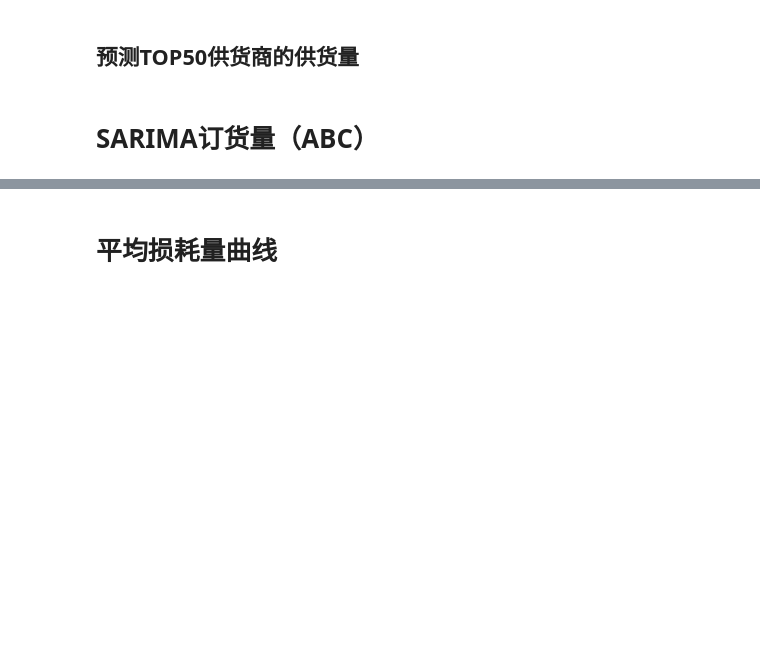
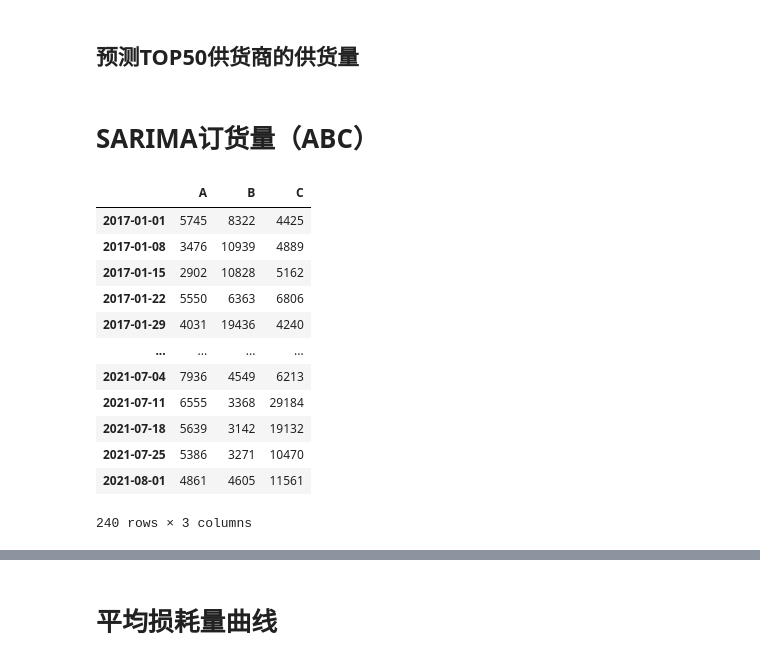
Before and after one commit to XingjianLee/2025-CUMCM2021C, a Jupyter notebook: 问题二.ipynb, the cells around one changed output, grey strips where cells are left out. Cells and saved outputs as stored; diff of their text form; code cells hidden in the pictures; blank space fills up the shorter version.

```diff
--- a/问题二.ipynb
+++ b/问题二.ipynb
@@ -127,3 +136,19 @@ result_df.to_excel("供应商供货量预测结果.xlsx", index=False) # 保存
+# %%
+abc_order_ts
+# %% [output]
+|  | A | B | C |
+| 2017-01-01 | 5745 | 8322 | 4425 |
+| 2017-01-08 | 3476 | 10939 | 4889 |
+| 2017-01-15 | 2902 | 10828 | 5162 |
+| 2017-01-22 | 5550 | 6363 | 6806 |
+| 2017-01-29 | 4031 | 19436 | 4240 |
+| ... | ... | ... | ... |
+| 2021-07-04 | 7936 | 4549 | 6213 |
+| 2021-07-11 | 6555 | 3368 | 29184 |
+| 2021-07-18 | 5639 | 3142 | 19132 |
+| 2021-07-25 | 5386 | 3271 | 10470 |
+| 2021-08-01 | 4861 | 4605 | 11561 |
+240 rows × 3 columns
 # %%
 from statsmodels.tsa.statespace.sarimax import SARIMAX
 
```
Also changed, not shown: parts of 21 cells of this notebook, 6 other files.
